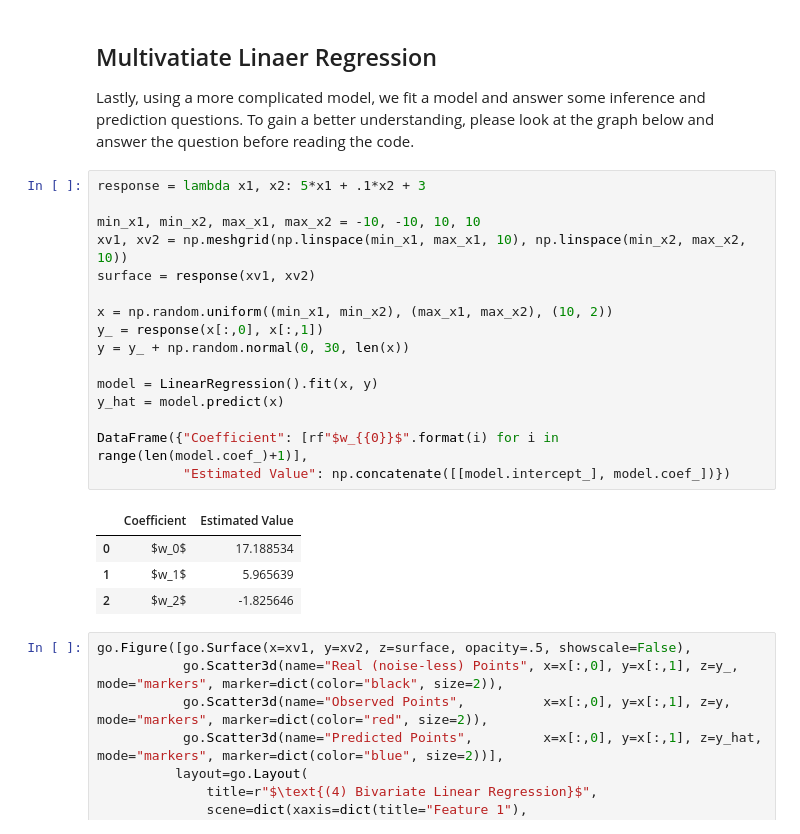
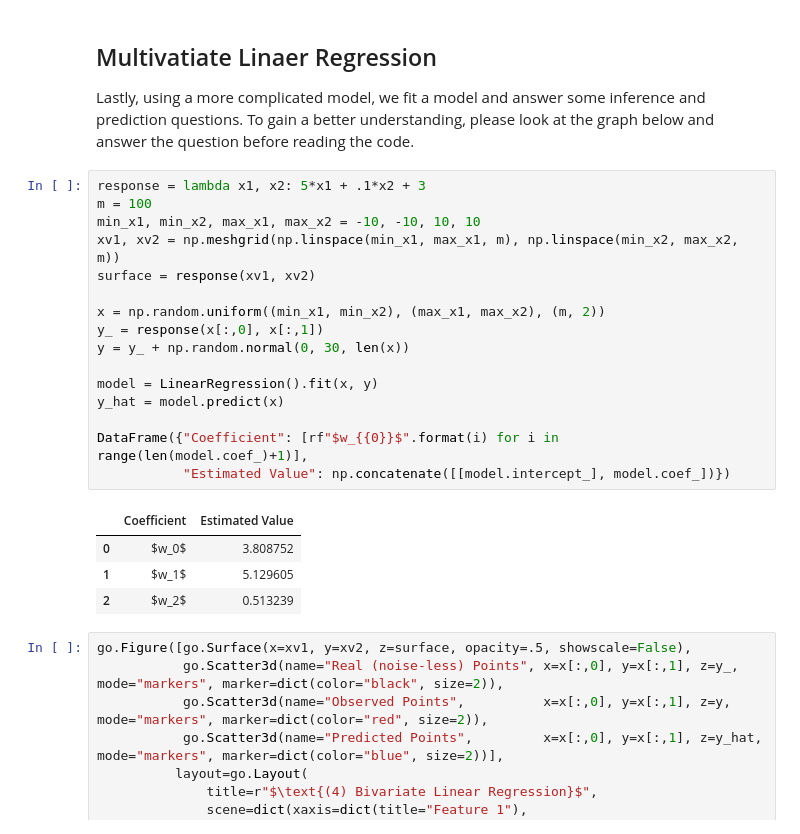
Before and after one commit to eviatar-ben/IML.HUJI, a Jupyter notebook: lab/Lab 02 - Simple Linear Regression.ipynb, the cells around one changed output. Drawn from its saved outputs; the diff is of its cells as text.

```diff
--- a/lab/Lab 02 - Simple Linear Regression.ipynb
+++ b/lab/Lab 02 - Simple Linear Regression.ipynb
@@ -140,25 +139,25 @@ Lastly, using a more complicated model, we fit a model and answer some inference
 To gain a better understanding, please look at the graph below and answer the question before reading the code.
 # %%
 response = lambda x1, x2: 5*x1 + .1*x2 + 3
-
+m = 100
 min_x1, min_x2, max_x1, max_x2 = -10, -10, 10, 10
-xv1, xv2 = np.meshgrid(np.linspace(min_x1, max_x1, 10), np.linspace(min_x2, max_x2, 10))
+xv1, xv2 = np.meshgrid(np.linspace(min_x1, max_x1, m), np.linspace(min_x2, max_x2, m))
 surface = response(xv1, xv2)
 
-x = np.random.uniform((min_x1, min_x2), (max_x1, max_x2), (10, 2))
+x = np.random.uniform((min_x1, min_x2), (max_x1, max_x2), (m, 2))
 y_ = response(x[:,0], x[:,1])
 y = y_ + np.random.normal(0, 30, len(x))
 
 model = LinearRegression().fit(x, y)
 y_hat = model.predict(x)
 
 DataFrame({"Coefficient": [rf"$w_{{0}}$".format(i) for i in range(len(model.coef_)+1)],
            "Estimated Value": np.concatenate([[model.intercept_], model.coef_])})
 # %% [output]
 |  | Coefficient | Estimated Value |
-| 0 | $w_0$ | 17.188534 |
-| 1 | $w_1$ | 5.965639 |
-| 2 | $w_2$ | -1.825646 |
+| 0 | $w_0$ | 3.808752 |
+| 1 | $w_1$ | 5.129605 |
+| 2 | $w_2$ | 0.513239 |
 # %%
 go.Figure([go.Surface(x=xv1, y=xv2, z=surface, opacity=.5, showscale=False),
            go.Scatter3d(name="Real (noise-less) Points", x=x[:,0], y=x[:,1], z=y_,    mode="markers", marker=dict(color="black", size=2)),
```
Also changed, not shown: parts of 2 cells of this notebook, 1 other file.
